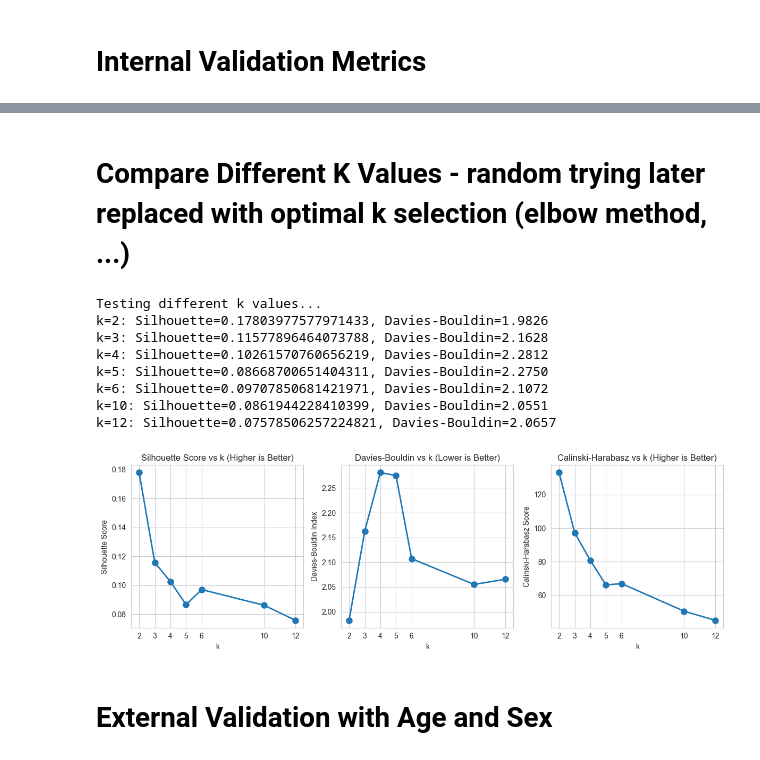
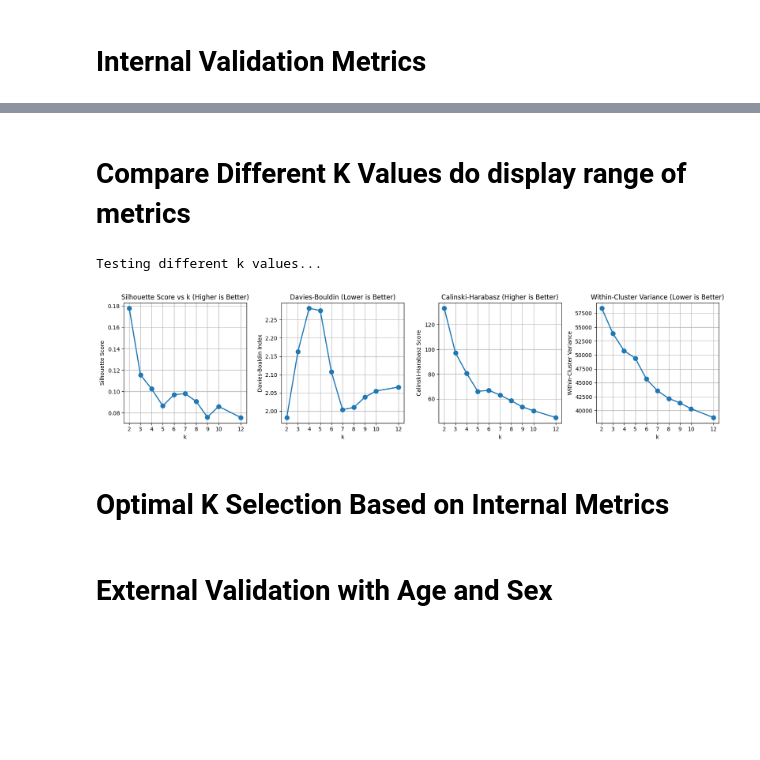
Before and after one commit to xandime/EEG_cluster_detection, a Jupyter notebook: k-mean-testing.ipynb, the cells around one changed output, grey strips where cells are left out. Drawn from its saved outputs; the diff is of its cells as text; code cells hidden in the pictures; blank space fills up the shorter version.

```diff
--- a/k-mean-testing.ipynb
+++ b/k-mean-testing.ipynb
@@ -115,7 +129,7 @@ Best run metrics:
 # %% [markdown]
-# Compare Different K Values - random trying later replaced with optimal k selection (elbow method, ...)
+# Compare Different K Values do display range of metrics
 # %%
-k_values = [2, 3, 4, 5, 6, 10, 12]
+k_values = [2, 3, 4, 5, 6, 7, 8, 9, 10, 12]
 results_k = {}
 
 print("Testing different k values...")
@@ -124,50 +138,53 @@ for k in k_values:
                      verbose=False, random_state=42)
     metrics_k = compute_all_metrics(features, result_k['assignments'], include_dunn=False)
     results_k[k] = {'result': result_k, 'metrics': metrics_k}
-    print(f"k={k}: Silhouette={metrics_k['silhouette_score']}, "
-          f"Davies-Bouldin={metrics_k['davies_bouldin_score']:.4f}")
+    #print(f"k={k}: Silhouette={metrics_k['silhouette_score']}, "f"Davies-Bouldin={metrics_k['davies_bouldin_score']:.4f}")
 
-plt.figure(figsize=(12, 4))
+plt.figure(figsize=(16, 4))
 
-plt.subplot(1, 3, 1)
+plt.subplot(1, 4, 1)
 silhouettes = [results_k[k]['metrics']['silhouette_score'] for k in k_values]
 plt.plot(k_values, silhouettes, 'o-', linewidth=2, markersize=8)
 plt.xlabel('k')
 plt.ylabel('Silhouette Score')
 plt.title('Silhouette Score vs k (Higher is Better)')
 plt.grid(True)
 plt.xticks(k_values)
 
-plt.subplot(1, 3, 2)
+plt.subplot(1, 4, 2)
 db_scores = [results_k[k]['metrics']['davies_bouldin_score'] for k in k_values]
 plt.plot(k_values, db_scores, 'o-', linewidth=2, markersize=8)
 plt.xlabel('k')
 plt.ylabel('Davies-Bouldin Index')
-plt.title('Davies-Bouldin vs k (Lower is Better)')
+plt.title('Davies-Bouldin (Lower is Better)')
 plt.grid(True)
 plt.xticks(k_values)
 
-plt.subplot(1, 3, 3)
+plt.subplot(1, 4, 3)
 ch_scores = [results_k[k]['metrics']['calinski_harabasz_score'] for k in k_values]
 plt.plot(k_values, ch_scores, 'o-', linewidth=2, markersize=8)
 plt.xlabel('k')
 plt.ylabel('Calinski-Harabasz Score')
-plt.title('Calinski-Harabasz vs k (Higher is Better)')
+plt.title('Calinski-Harabasz (Higher is Better)')
+plt.grid(True)
+plt.xticks(k_values)
+
+plt.subplot(1, 4, 4)
+wcv_scores = [results_k[k]['metrics']['within_cluster_variance'] for k in k_values]
+plt.plot(k_values, wcv_scores, 'o-', linewidth=2, markersize=8)
+plt.xlabel('k')
+plt.ylabel('Within-Cluster Variance')
+plt.title('Within-Cluster Variance (Lower is Better)')
 plt.grid(True)
 plt.xticks(k_values)
 
 plt.tight_layout()
 plt.show()
 # %% [output]
 Testing different k values...
-k=2: Silhouette=0.17803977577971433, Davies-Bouldin=1.9826
-k=3: Silhouette=0.11577896464073788, Davies-Bouldin=2.1628
-k=4: Silhouette=0.10261570760656219, Davies-Bouldin=2.2812
-k=5: Silhouette=0.08668700651404311, Davies-Bouldin=2.2750
-k=6: Silhouette=0.09707850681421971, Davies-Bouldin=2.1072
-k=10: Silhouette=0.0861944228410399, Davies-Bouldin=2.0551
-k=12: Silhouette=0.07578506257224821, Davies-Bouldin=2.0657
-[figure, old version]
+[figure, new version]
+# %% [markdown]
+# Optimal K Selection Based on Internal Metrics
 # %% [markdown]
 # External Validation with Age and Sex
 # %%
```
Also changed, not shown: parts of 8 cells of this notebook, 1 other file.
